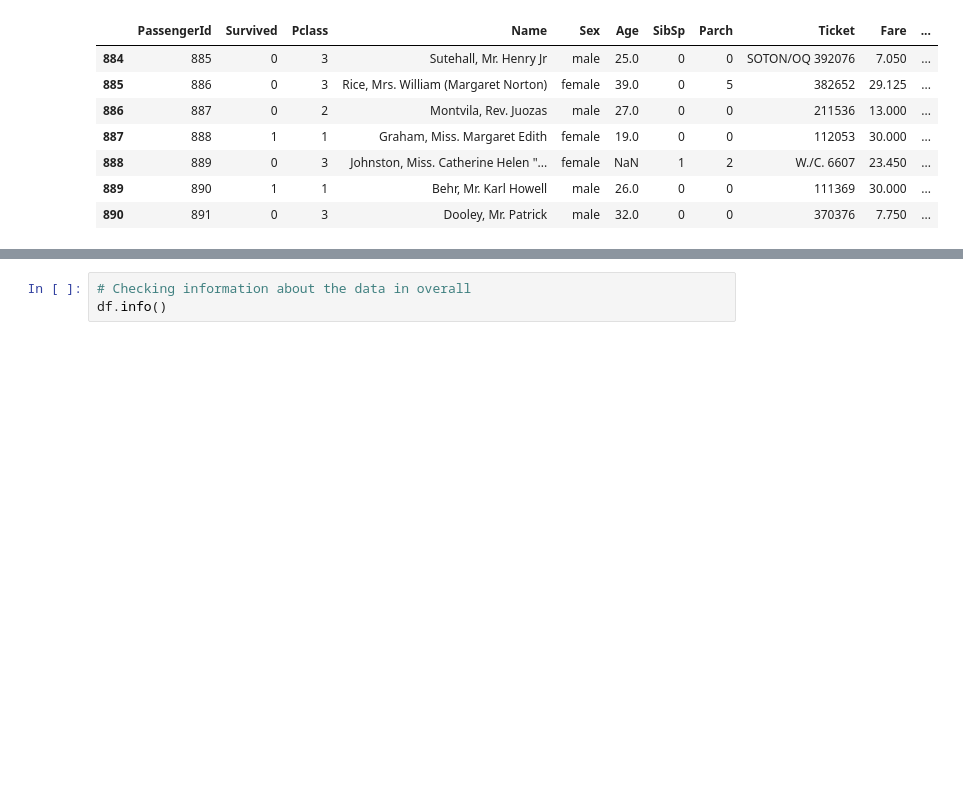
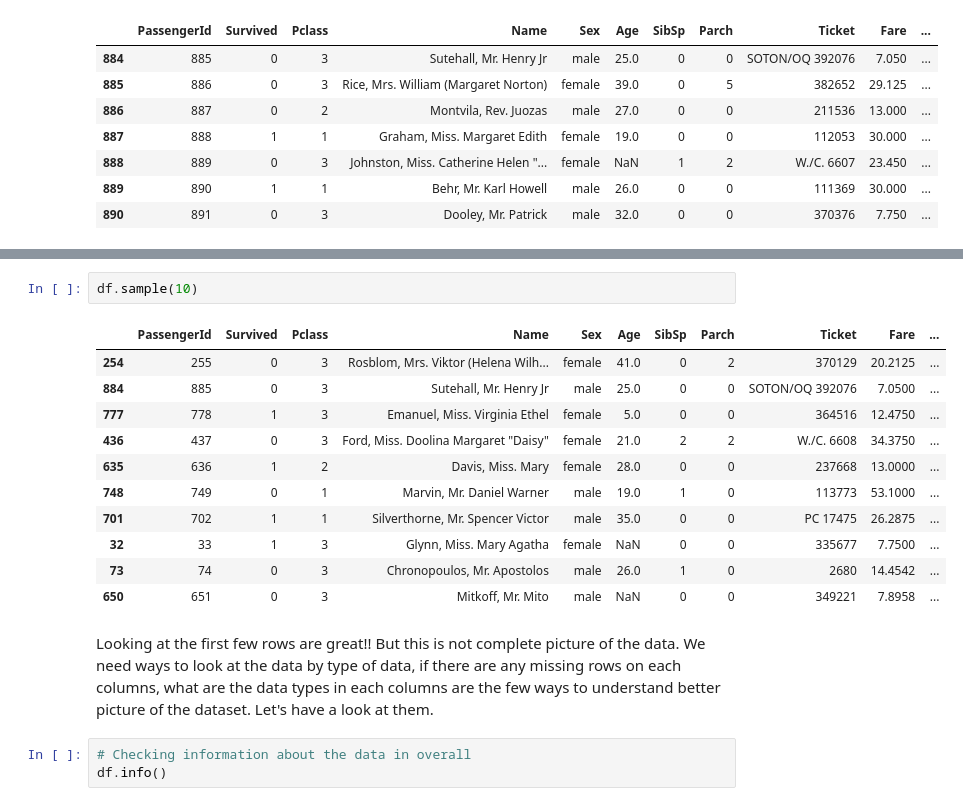
Before and after one commit to ishwor2048/titanic_hands_on_eda_ml_kaggle, a Jupyter notebook: Hands-on Beginner Friendly Titanic Dataset Notebook with In-Depth EDA and Classification ML.ipynb, the cells around one changed output, grey strips where cells are left out. Drawn from its saved outputs; the diff is of its cells as text; blank space fills up the shorter version.

```diff
--- a/Hands-on Beginner Friendly Titanic Dataset Notebook with In-Depth EDA and Classification ML.ipynb
+++ b/Hands-on Beginner Friendly Titanic Dataset Notebook with In-Depth EDA and Classification ML.ipynb
@@ -177,3 +202,19 @@ df.sample(5)
+# %%
+df.sample(10)
+# %% [output]
+|  | PassengerId | Survived | Pclass | Name | Sex | Age | SibSp | Parch | Ticket | Fare | ... |
+| 254 | 255 | 0 | 3 | Rosblom, Mrs. Viktor (Helena Wilh... | female | 41.0 | 0 | 2 | 370129 | 20.2125 | ... |
+| 884 | 885 | 0 | 3 | Sutehall, Mr. Henry Jr | male | 25.0 | 0 | 0 | SOTON/OQ 392076 | 7.0500 | ... |
+| 777 | 778 | 1 | 3 | Emanuel, Miss. Virginia Ethel | female | 5.0 | 0 | 0 | 364516 | 12.4750 | ... |
+| 436 | 437 | 0 | 3 | Ford, Miss. Doolina Margaret "Daisy" | female | 21.0 | 2 | 2 | W./C. 6608 | 34.3750 | ... |
+| 635 | 636 | 1 | 2 | Davis, Miss. Mary | female | 28.0 | 0 | 0 | 237668 | 13.0000 | ... |
+| 748 | 749 | 0 | 1 | Marvin, Mr. Daniel Warner | male | 19.0 | 1 | 0 | 113773 | 53.1000 | ... |
+| 701 | 702 | 1 | 1 | Silverthorne, Mr. Spencer Victor | male | 35.0 | 0 | 0 | PC 17475 | 26.2875 | ... |
+| 32 | 33 | 1 | 3 | Glynn, Miss. Mary Agatha | female | NaN | 0 | 0 | 335677 | 7.7500 | ... |
+| 73 | 74 | 0 | 3 | Chronopoulos, Mr. Apostolos | male | 26.0 | 1 | 0 | 2680 | 14.4542 | ... |
+| 650 | 651 | 0 | 3 | Mitkoff, Mr. Mito | male | NaN | 0 | 0 | 349221 | 7.8958 | ... |
+# %% [markdown]
+Looking at the first few rows are great!! But this is not complete picture of the data. We need ways to look at the data by type of data, if there are any missing rows on each columns, what are the data types in each columns are the few ways to understand better picture of the dataset. Let's have a look at them.
 # %%
 # Checking information about the data in overall
 df.info()
```
Also changed, not shown: parts of 31 cells of this notebook.
